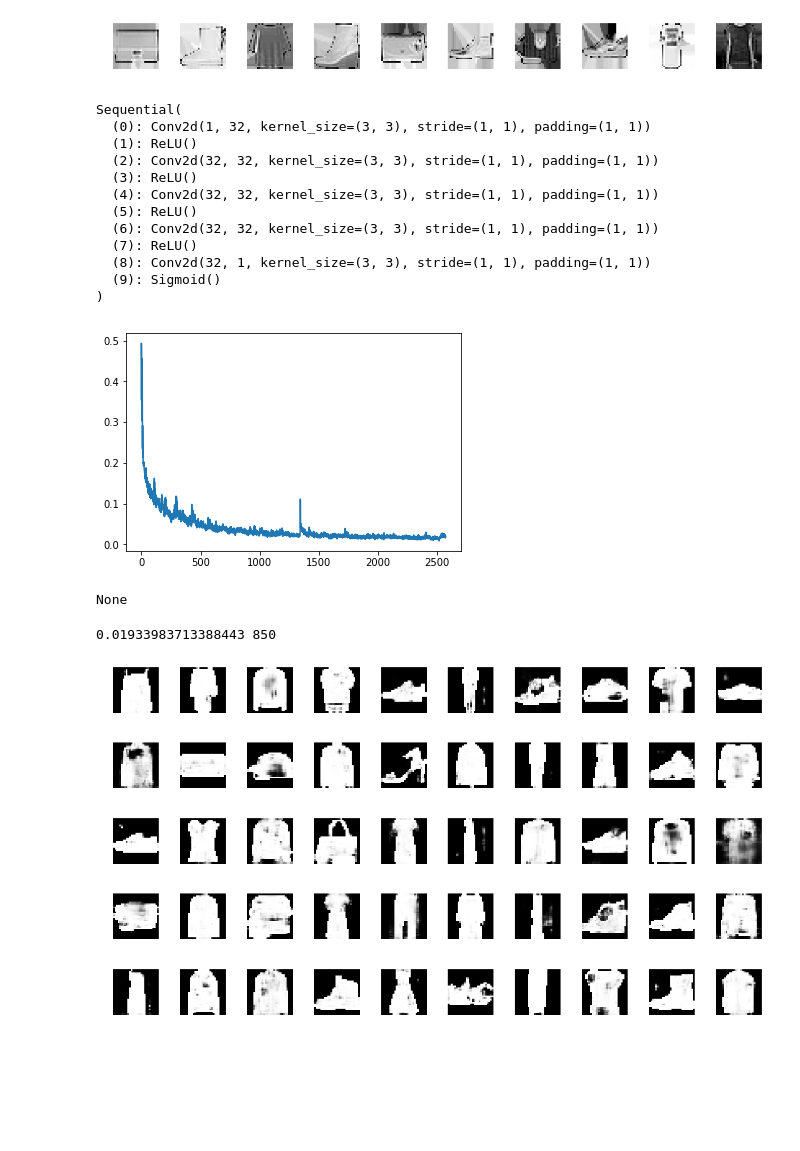
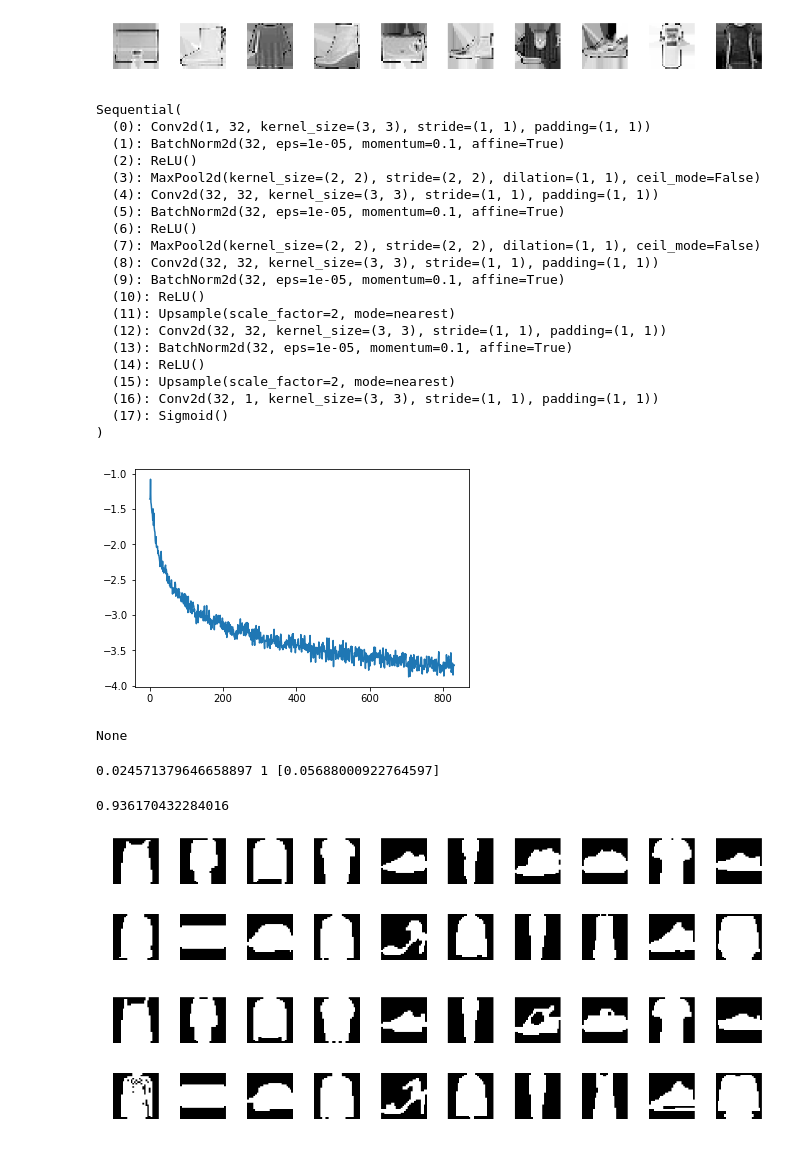
Before and after one commit to darthdeus/npfl114, a Jupyter notebook: labs/05/Torch Fashion.ipynb, the cells around one changed output. Saved outputs shown, nothing was run; the diff lists cells and outputs as text; code cells hidden in the pictures; blank space fills up the shorter version.

```diff
--- a/labs/05/Torch Fashion.ipynb
+++ b/labs/05/Torch Fashion.ipynb
@@ -76,13 +76,25 @@ imshow(train.images[:10])
 # %%
 model = nn.Sequential(
     nn.Conv2d(1, 32, 3, padding=1),
+    nn.BatchNorm2d(32),
     nn.ReLU(),
+    nn.MaxPool2d(2),
+
     nn.Conv2d(32, 32, 3, padding=1),
+    nn.BatchNorm2d(32),
     nn.ReLU(),
+    nn.MaxPool2d(2),
+
     nn.Conv2d(32, 32, 3, padding=1),
+    nn.BatchNorm2d(32),
     nn.ReLU(),
+    nn.Upsample(scale_factor=2),
+
     nn.Conv2d(32, 32, 3, padding=1),
+    nn.BatchNorm2d(32),
     nn.ReLU(),
+    nn.Upsample(scale_factor=2),
+
     nn.Conv2d(32, 1, 3, padding=1),
     nn.Sigmoid()
 )
@@ -91,14 +103,22 @@ model.cuda()
 # %% [output]
 Sequential(
   (0): Conv2d(1, 32, kernel_size=(3, 3), stride=(1, 1), padding=(1, 1))
-  (1): ReLU()
-  (2): Conv2d(32, 32, kernel_size=(3, 3), stride=(1, 1), padding=(1, 1))
-  (3): ReLU()
+  (1): BatchNorm2d(32, eps=1e-05, momentum=0.1, affine=True)
+  (2): ReLU()
+  (3): MaxPool2d(kernel_size=(2, 2), stride=(2, 2), dilation=(1, 1), ceil_mode=False)
   (4): Conv2d(32, 32, kernel_size=(3, 3), stride=(1, 1), padding=(1, 1))
-  (5): ReLU()
-  (6): Conv2d(32, 32, kernel_size=(3, 3), stride=(1, 1), padding=(1, 1))
-  (7): ReLU()
-  (8): Conv2d(32, 1, kernel_size=(3, 3), stride=(1, 1), padding=(1, 1))
-  (9): Sigmoid()
+  (5): BatchNorm2d(32, eps=1e-05, momentum=0.1, affine=True)
+  (6): ReLU()
+  (7): MaxPool2d(kernel_size=(2, 2), stride=(2, 2), dilation=(1, 1), ceil_mode=False)
+  (8): Conv2d(32, 32, kernel_size=(3, 3), stride=(1, 1), padding=(1, 1))
+  (9): BatchNorm2d(32, eps=1e-05, momentum=0.1, affine=True)
+  (10): ReLU()
+  (11): Upsample(scale_factor=2, mode=nearest)
+  (12): Conv2d(32, 32, kernel_size=(3, 3), stride=(1, 1), padding=(1, 1))
+  (13): BatchNorm2d(32, eps=1e-05, momentum=0.1, affine=True)
+  (14): ReLU()
+  (15): Upsample(scale_factor=2, mode=nearest)
+  (16): Conv2d(32, 1, kernel_size=(3, 3), stride=(1, 1), padding=(1, 1))
+  (17): Sigmoid()
 )
 # %%
@@ -109,9 +133,10 @@ train_loader = data.DataLoader(train, batch_size=BATCH_SIZE)
 losses = []
 # %%
-EPOCHS = 3
-BATCH_SIZE = 128
+EPOCHS = 2
 
 for epoch in range(EPOCHS):
+    scheduler.step()
+
     for i, batch in enumerate(train_loader):
         images = Variable(batch["images"])
         masks = Variable(batch["masks"])
@@ -123,14 +148,17 @@ for epoch in range(EPOCHS):
         loss.backward()
         optimizer.step()
 
-        losses.append(loss.data[0])
+        losses.append(np.log(loss.data[0]))
 
-        if i % 50 == 0:
+        if i % 100 == 0:
+            scheduler.step()
+
+        if i % 100 == 0 and i > 0:
             plt.plot(losses)
             display.clear_output(wait=True)
             display.display(plt.show())
-            print(loss.data[0], i)
+            print(loss.data[0], epoch, scheduler.get_lr())
 # %% [output]
-[figure, old version]
+[figure, new version]
 None
-0.01933983713388443 850
+0.024571379646658897 1 [0.05688000922764597]
@@ -139,4 +165,20 @@ gen_masks = model(Variable(dev[:50]["images"])).data
+# %%
+NUM_TO_COMPARE=2000
+
+dev_compare = dev[:NUM_TO_COMPARE]["masks"]
+gen_compare = model(Variable(dev[:NUM_TO_COMPARE]["images"])).data
+
+a = dev_compare.round().byte()
+b = gen_compare.round().byte()
+
+(a & b).float().sum() / (a | b).float().sum()
+# %% [output]
+0.936170432284016
+# %%
+imshow(gen_compare[:20].round(), figsize=(15, 5))
+# %% [output]
+[figure, added]
 # %%
-imshow(gen_masks, figsize=(15, 10))
+imshow(dev_compare[:20], figsize=(15, 5))
 # %% [output]
-[figure, old version]
+[figure, new version]
```
Also changed, not shown: parts of 3 cells of this notebook.
